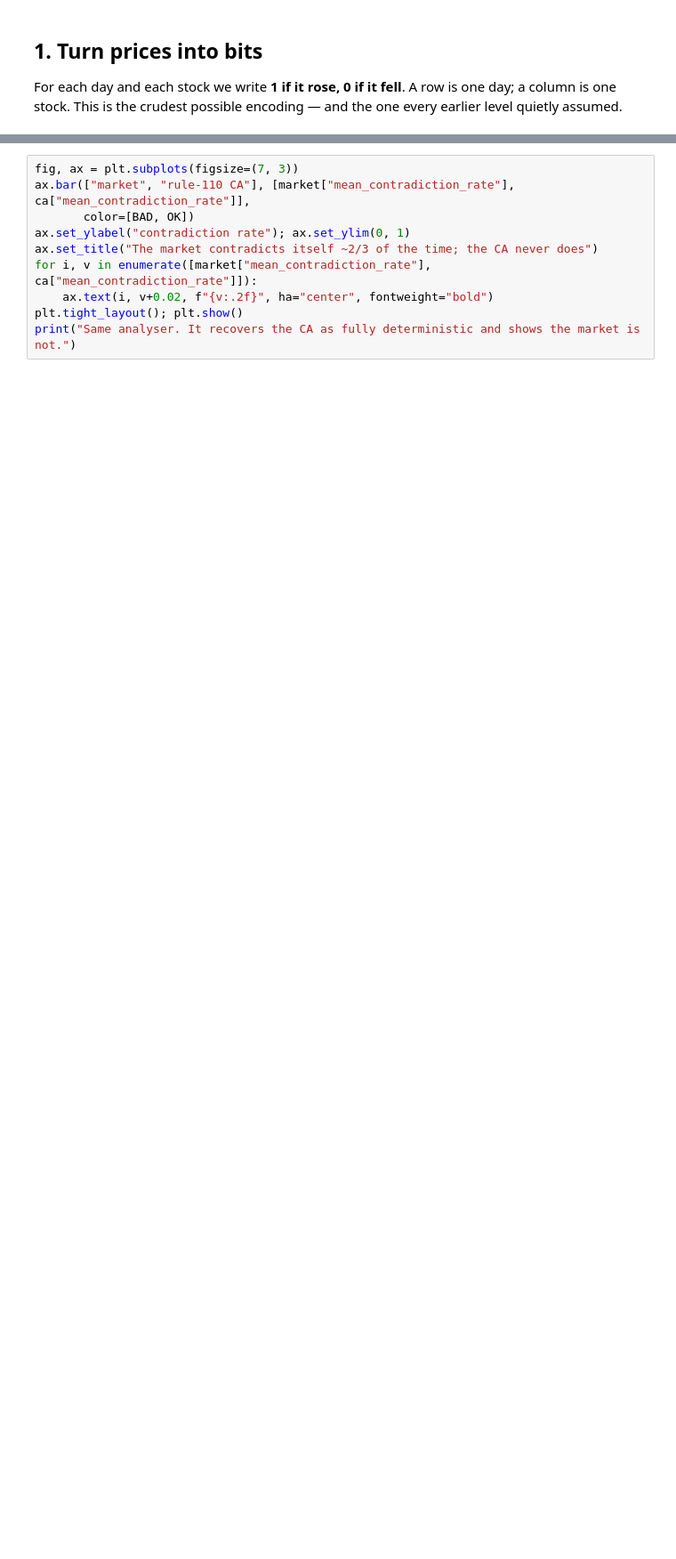
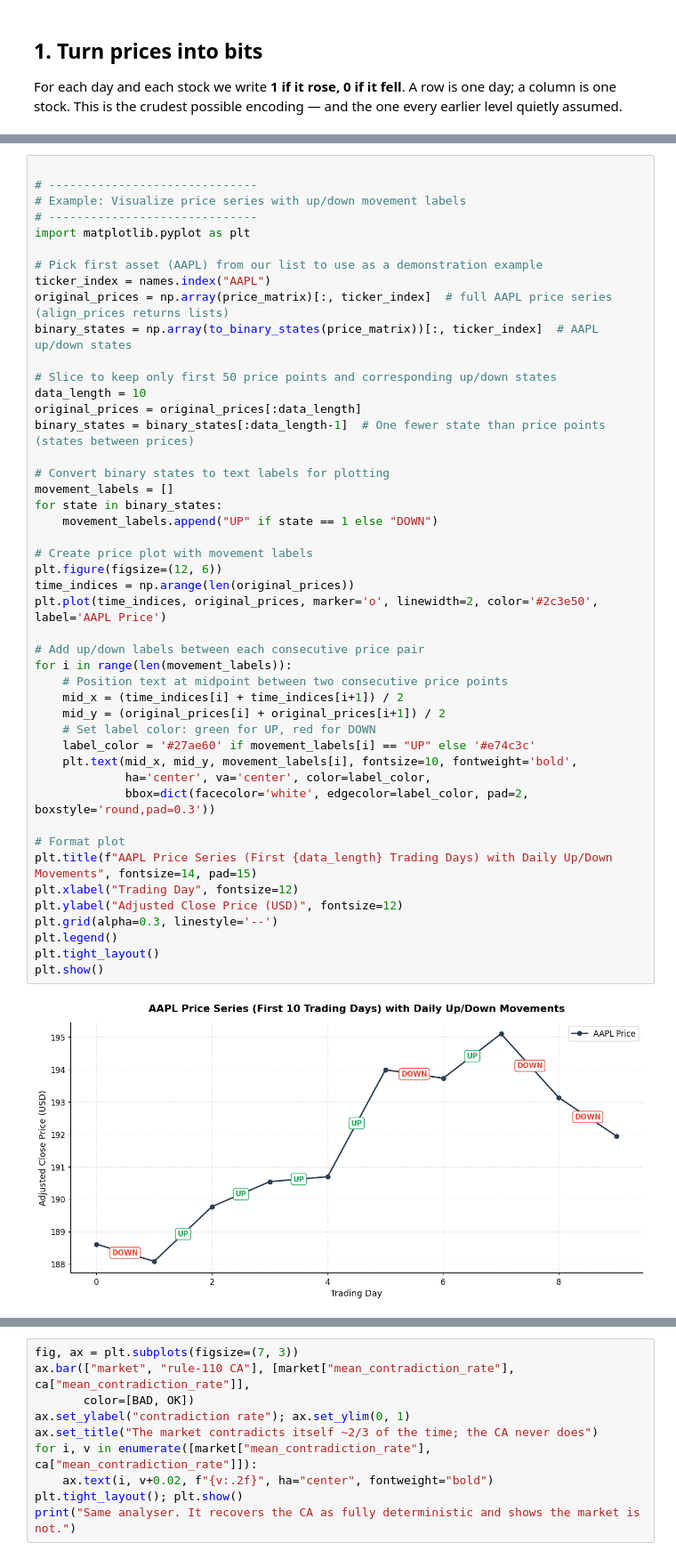
Before and after one commit to albertoHdzE/CausalBool, a Jupyter notebook: index-deconvolution/notebooks/03_financial_honest_negative.ipynb, the cells around one changed output, grey strips where cells are left out. Shown at 89% size. Drawn from its saved outputs; the diff is of its cells as text; blank space fills up the shorter version.

```diff
--- a/index-deconvolution/notebooks/03_financial_honest_negative.ipynb
+++ b/index-deconvolution/notebooks/03_financial_honest_negative.ipynb
@@ -64,3 +89,51 @@ every earlier level quietly assumed.
+# %%
+
+# ------------------------------
+# Example: Visualize price series with up/down movement labels
+# ------------------------------
+import matplotlib.pyplot as plt
+
+# Pick first asset (AAPL) from our list to use as a demonstration example
+ticker_index = names.index("AAPL")
+original_prices = np.array(price_matrix)[:, ticker_index]  # full AAPL price series (align_prices returns lists)
+binary_states = np.array(to_binary_states(price_matrix))[:, ticker_index]  # AAPL up/down states
+
+# Slice to keep only first 50 price points and corresponding up/down states
+data_length = 10
+original_prices = original_prices[:data_length]
+binary_states = binary_states[:data_length-1]  # One fewer state than price points (states between prices)
+
+# Convert binary states to text labels for plotting
+movement_labels = []
+for state in binary_states:
+    movement_labels.append("UP" if state == 1 else "DOWN")
+
+# Create price plot with movement labels
+plt.figure(figsize=(12, 6))
+time_indices = np.arange(len(original_prices))
+plt.plot(time_indices, original_prices, marker='o', linewidth=2, color='#2c3e50', label='AAPL Price')
+
+# Add up/down labels between each consecutive price pair
+for i in range(len(movement_labels)):
+    # Position text at midpoint between two consecutive price points
+    mid_x = (time_indices[i] + time_indices[i+1]) / 2
+    mid_y = (original_prices[i] + original_prices[i+1]) / 2
+    # Set label color: green for UP, red for DOWN
+    label_color = '#27ae60' if movement_labels[i] == "UP" else '#e74c3c'
+    plt.text(mid_x, mid_y, movement_labels[i], fontsize=10, fontweight='bold',
+             ha='center', va='center', color=label_color,
+             bbox=dict(facecolor='white', edgecolor=label_color, pad=2, boxstyle='round,pad=0.3'))
+
+# Format plot
+plt.title(f"AAPL Price Series (First {data_length} Trading Days) with Daily Up/Down Movements", fontsize=14, pad=15)
+plt.xlabel("Trading Day", fontsize=12)
+plt.ylabel("Adjusted Close Price (USD)", fontsize=12)
+plt.grid(alpha=0.3, linestyle='--')
+plt.legend()
+plt.tight_layout()
+plt.show()
+# %% [output]
+[figure, added]
 # %%
 from finance import align_prices, to_binary_states
 import glob
```
Also changed, not shown: parts of 10 cells of this notebook, 14 other files.
